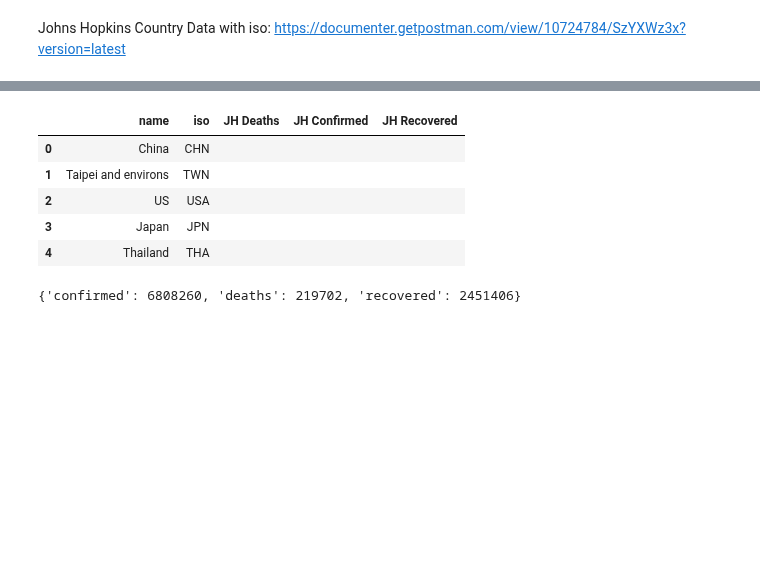
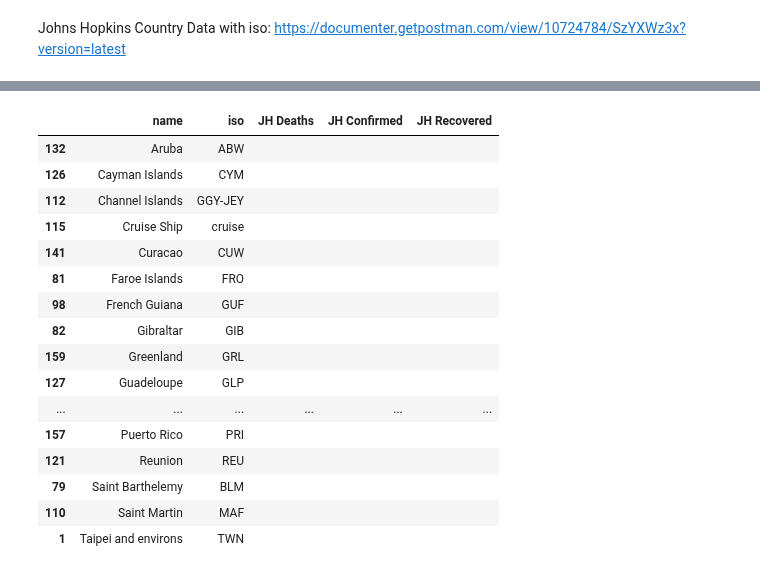
Before and after one commit to gelopez21/ProjectOne, a Jupyter notebook: Project One - Data Cleansing.ipynb, the cells around one changed output, grey strips where cells are left out. Saved outputs shown, nothing was run; the diff lists cells and outputs as text; code cells hidden in the pictures; blank space fills up the shorter version.

```diff
--- a/Project One - Data Cleansing.ipynb
+++ b/Project One - Data Cleansing.ipynb
@@ -51,4 +51,6 @@ Johns Hopkins Country Data with iso: https://documenter.getpostman.com/view/1072
 # Grab Johns Hopkins country list with 3 character country code
 JH_countries = requests.get("https://covid-api.com/api/regions").json()
 JH_countries_list_df = pd.DataFrame(JH_countries["data"])
-JH_countries_list_df = JH_countries_list[["name","iso"]]
+JH_countries_list_df = JH_countries_list_df[["name","iso"]]
+JH_countries_list_df = JH_countries_list_df.sort_values(by='name', ascending=True)
+type(JH_countries_list_df)
@@ -113,17 +108,22 @@ print(JH_country_no_data)
 # %%
 #filter dataframe to find rows with blank JH Deaths
 JH_no_data_df = JH_countries_list_df[JH_countries_list_df["JH Deaths"] == ""]
-JH_no_data_df.head()
+JH_no_data_df
 # %% [output]
 |  | name | iso | JH Deaths | JH Confirmed | JH Recovered |
-| 0 | China | CHN |  |  |  |
+| 132 | Aruba | ABW |  |  |  |
+| 126 | Cayman Islands | CYM |  |  |  |
+| 112 | Channel Islands | GGY-JEY |  |  |  |
+| 115 | Cruise Ship | cruise |  |  |  |
+| 141 | Curacao | CUW |  |  |  |
+| 81 | Faroe Islands | FRO |  |  |  |
+| 98 | French Guiana | GUF |  |  |  |
+| 82 | Gibraltar | GIB |  |  |  |
+| 159 | Greenland | GRL |  |  |  |
+| 127 | Guadeloupe | GLP |  |  |  |
+| ... | ... | ... | ... | ... | ... |
+| 157 | Puerto Rico | PRI |  |  |  |
+| 121 | Reunion | REU |  |  |  |
+| 79 | Saint Barthelemy | BLM |  |  |  |
+| 110 | Saint Martin | MAF |  |  |  |
 | 1 | Taipei and environs | TWN |  |  |  |
-| 2 | US | USA |  |  |  |
-| 3 | Japan | JPN |  |  |  |
-| 4 | Thailand | THA |  |  |  |
-# %%
-url = "https://covid19-stats-api.herokuapp.com/api/v1/cases?country=US"
-response = requests.get(url).json()
-print(response)
-# %% [output]
-{'confirmed': 6808260, 'deaths': 219702, 'recovered': 2451406}
```
Also changed, not shown: parts of 6 cells of this notebook, 3 other files.
